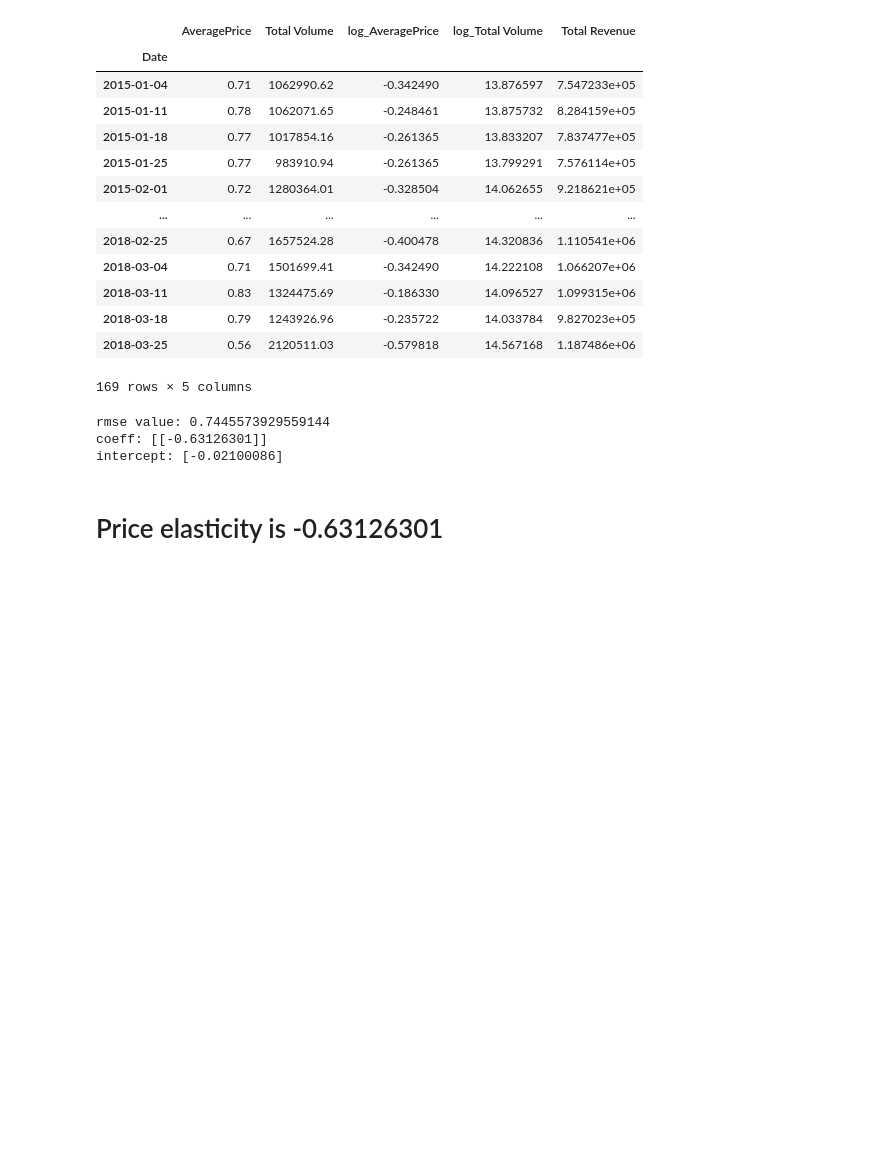
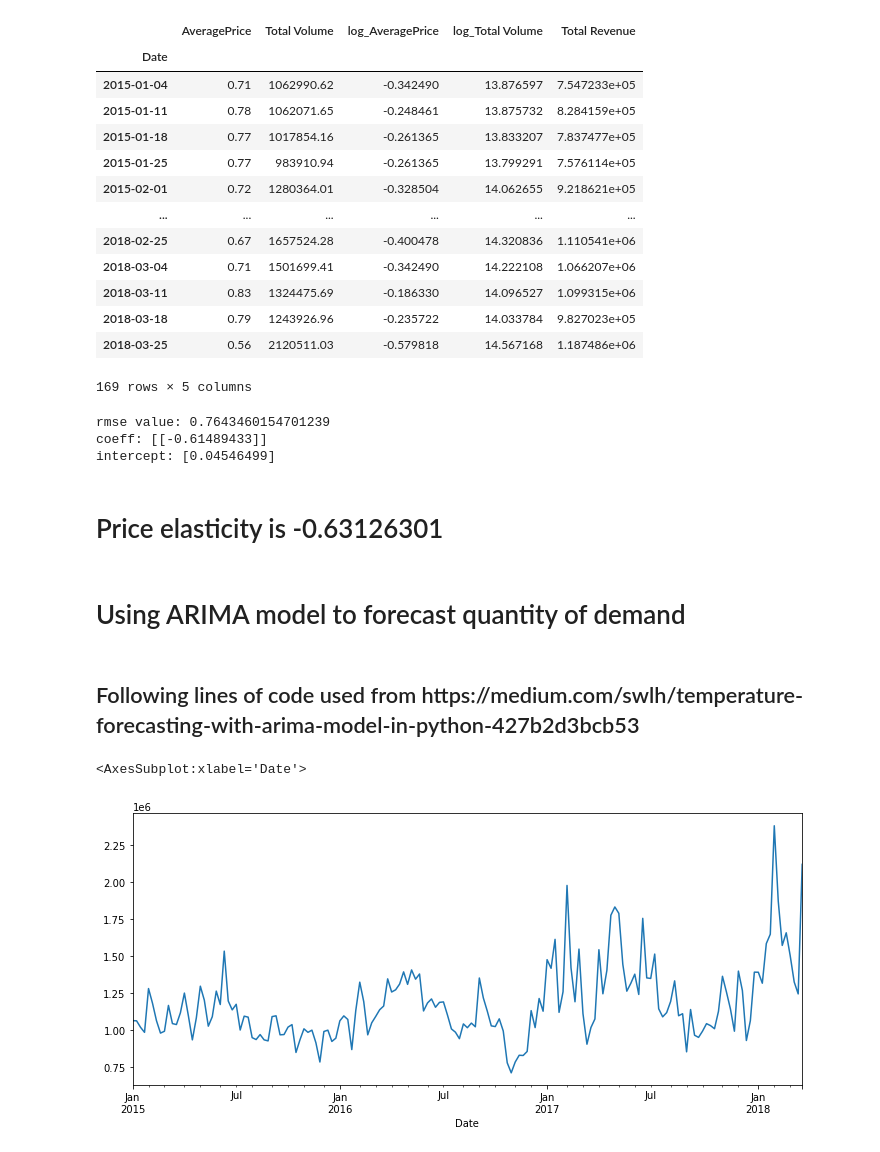
Before and after one commit to RamyaNagarajan88/Price_sensitivity, a Jupyter notebook: price_elasticity_LR.ipynb, the cells around one changed output. Saved outputs shown, nothing was run; the diff lists cells and outputs as text; code cells hidden in the pictures; blank space fills up the shorter version.

Commit message:
adding arima model

```diff
--- a/price_elasticity_LR.ipynb
+++ b/price_elasticity_LR.ipynb
@@ -257,14 +258,18 @@ rmse_score=make_scorer(rmse, greater_is_better = False)
 # %%
 reg=LinearRegression()
 X_train,X_test,y_train,y_test=train_test_split(X,y,test_size=0.2)
-model=reg.fit(X_train,y_train)
-predictions=model.predict(X_test)
+reg_model=reg.fit(X_train,y_train)
+predictions=reg_model.predict(X_test)
 print("rmse value:", rmse(y_test,predictions))
 print("coeff:", reg.coef_)
 print("intercept:", reg.intercept_)
 # %% [output]
-rmse value: 0.7445573929559144
-coeff: [[-0.63126301]]
-intercept: [-0.02100086]
+rmse value: 0.7643460154701239
+coeff: [[-0.61489433]]
+intercept: [0.04546499]
 # %% [markdown]
 <h1> Price elasticity is -0.63126301 </h1>
+# %% [markdown]
+<H1> Using ARIMA model to forecast quantity of demand </H1>
+# %% [markdown]
+<h2> Following lines of code used from https://medium.com/swlh/temperature-forecasting-with-arima-model-in-python-427b2d3bcb53 </h2>
@@ -270,0 +278,5 @@ intercept: [-0.02100086]
+# %%
+data['Total Volume'].plot(figsize=(12,5))
+# %% [output]
+<AxesSubplot:xlabel='Date'>
+[figure, added]
```
Also changed, not shown: parts of 19 cells of this notebook, 1 other file.
